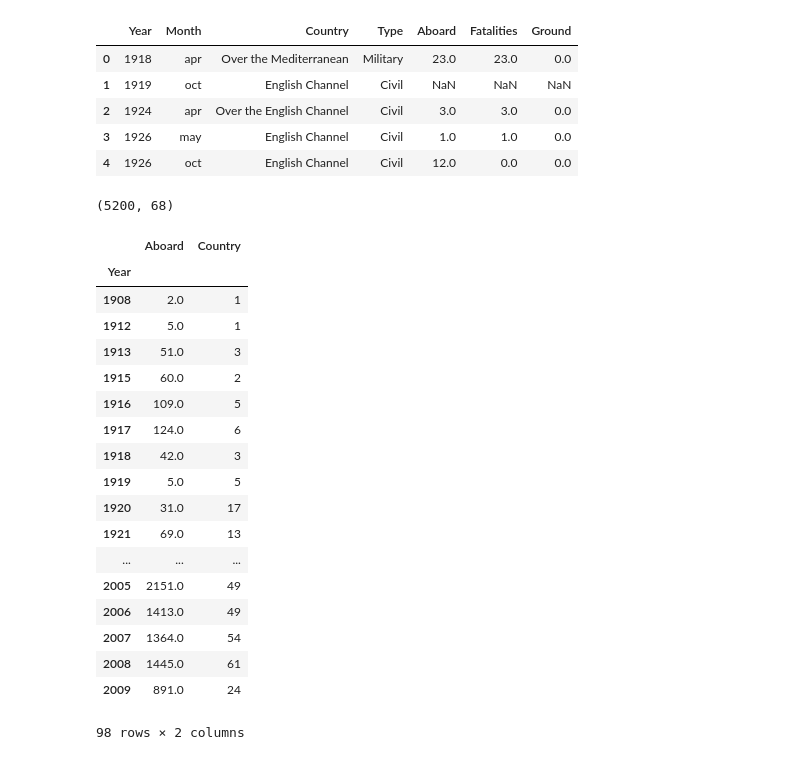
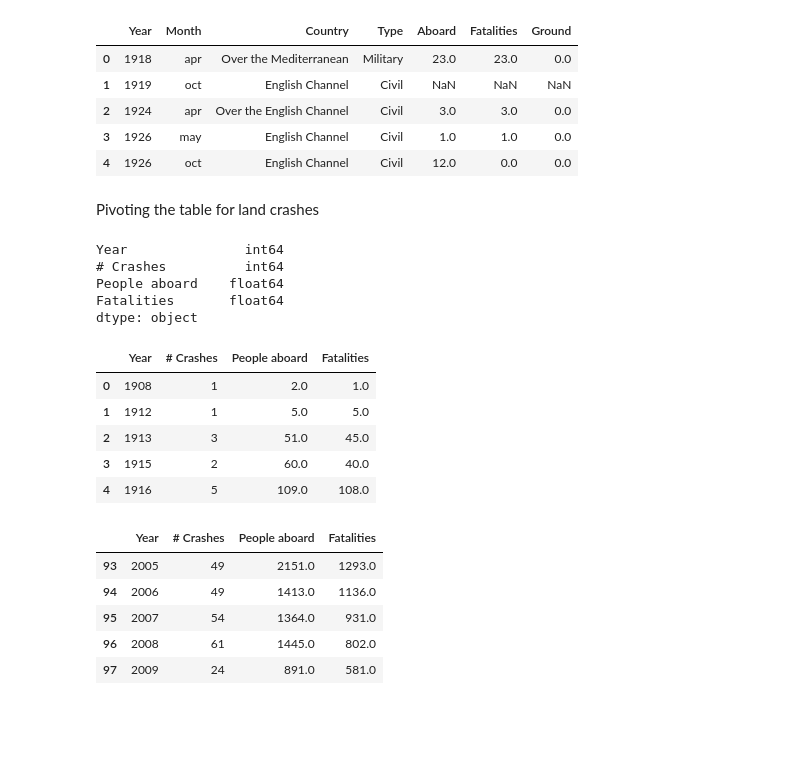
Before and after one commit to ironhack-datalabs/mad-oct-2018, a Jupyter notebook: module-2/data-analysis-with-pandas/your-code/data analysis with pandas.ipynb, the cells around one changed output. Drawn from its saved outputs; the diff is of its cells as text; code cells hidden in the pictures; blank space fills up the shorter version.

```diff
--- a/module-2/data-analysis-with-pandas/your-code/data analysis with pandas.ipynb
+++ b/module-2/data-analysis-with-pandas/your-code/data analysis with pandas.ipynb
@@ -119,29 +133,33 @@ Water crashes
 | 2 | 1924 | apr | Over the English Channel | Civil | 3.0 | 3.0 | 0.0 |
 | 3 | 1926 | may | English Channel | Civil | 1.0 | 1.0 | 0.0 |
 | 4 | 1926 | oct | English Channel | Civil | 12.0 | 0.0 | 0.0 |
-# %%
-len(crashes_L),len(crashes_W)
-# %% [output]
-(5200, 68)
-# %%
-crashes_L.pivot_table(index=['Year'],aggfunc=({'Country':'count','Fatalities':,'Aboard':'sum'}))
-# %% [output]
-|  | Aboard | Country |
-| Year |  |  |
-| 1908 | 2.0 | 1 |
-| 1912 | 5.0 | 1 |
-| 1913 | 51.0 | 3 |
-| 1915 | 60.0 | 2 |
-| 1916 | 109.0 | 5 |
-| 1917 | 124.0 | 6 |
-| 1918 | 42.0 | 3 |
-| 1919 | 5.0 | 5 |
-| 1920 | 31.0 | 17 |
-| 1921 | 69.0 | 13 |
-| ... | ... | ... |
-| 2005 | 2151.0 | 49 |
-| 2006 | 1413.0 | 49 |
-| 2007 | 1364.0 | 54 |
-| 2008 | 1445.0 | 61 |
-| 2009 | 891.0 | 24 |
-98 rows × 2 columns
+# %% [markdown]
+Pivoting the table for land crashes
+# %%
+# Pivoted_1 contains info of how many fatalities and people aboard were in all flights for eache year
+# Also counts the number of incidents per year
+pivoted_1=(crashes_L.pivot_table(index=['Year'],aggfunc=({'Country':'count','Fatalities':'sum','Aboard':'sum'}))).reset_index()
+pivoted_1['Year']=pivoted_1['Year'].astype('int64')
+pivoted_1.columns=['Year','People aboard','# Crashes','Fatalities']
+pivoted_1=pivoted_1[['Year','# Crashes','People aboard','Fatalities']]
+display(pivoted_1.dtypes)
+display(pivoted_1.head())
+display(pivoted_1.tail())
+# %% [output]
+Year               int64
+# Crashes          int64
+People aboard    float64
+Fatalities       float64
+dtype: object
+|  | Year | # Crashes | People aboard | Fatalities |
+| 0 | 1908 | 1 | 2.0 | 1.0 |
+| 1 | 1912 | 1 | 5.0 | 5.0 |
+| 2 | 1913 | 3 | 51.0 | 45.0 |
+| 3 | 1915 | 2 | 60.0 | 40.0 |
+| 4 | 1916 | 5 | 109.0 | 108.0 |
+|  | Year | # Crashes | People aboard | Fatalities |
+| 93 | 2005 | 49 | 2151.0 | 1293.0 |
+| 94 | 2006 | 49 | 1413.0 | 1136.0 |
+| 95 | 2007 | 54 | 1364.0 | 931.0 |
+| 96 | 2008 | 61 | 1445.0 | 802.0 |
+| 97 | 2009 | 24 | 891.0 | 581.0 |
```
Also changed, not shown: parts of 36 cells of this notebook.
